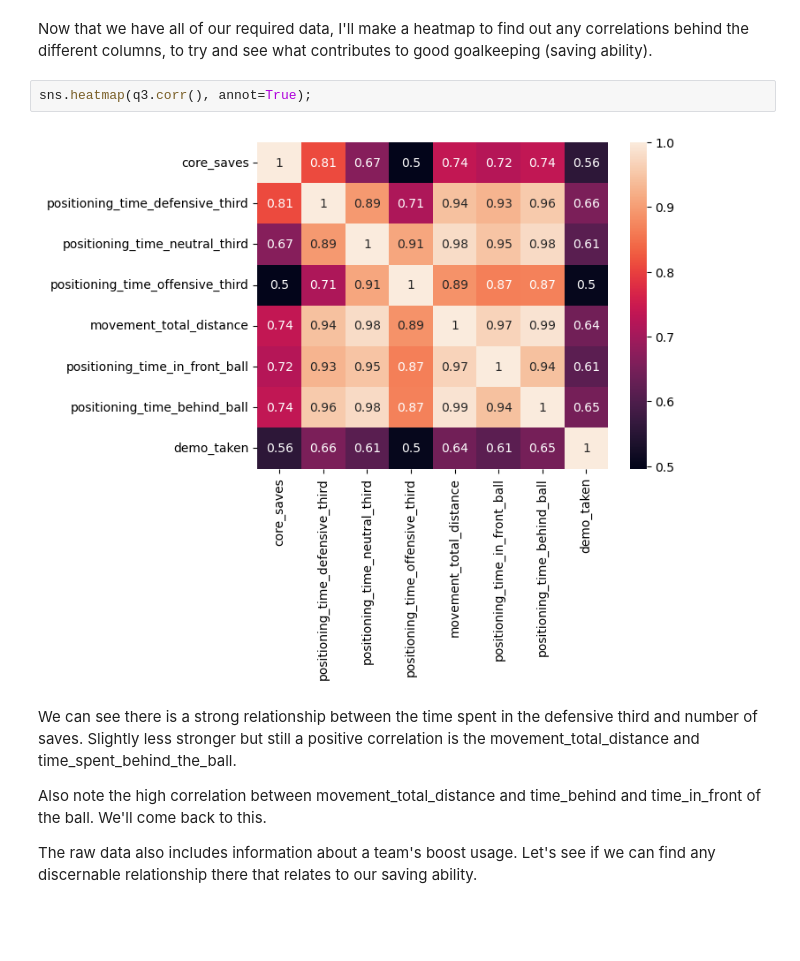
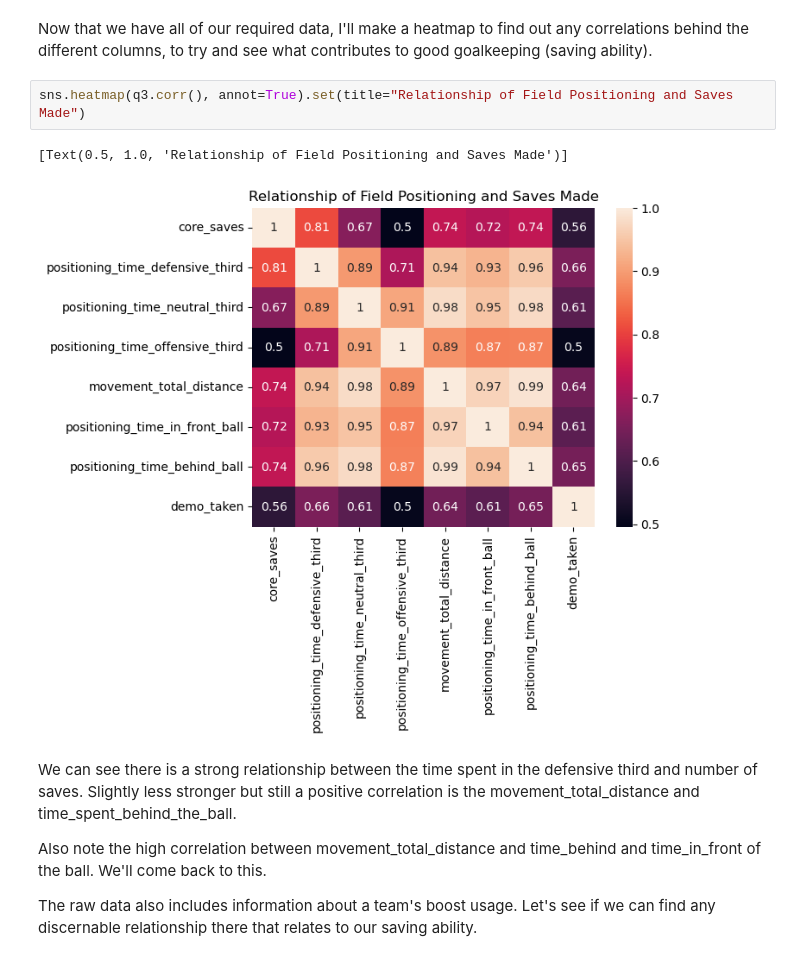
Before and after one commit to ahmadsm1/Rocket-League-Winning-Strategies, a Jupyter notebook: notebooks/analysis1.ipynb, the cells around one changed output. Cells and saved outputs as stored; diff of their text form; blank space fills up the shorter version.

```diff
--- a/notebooks/analysis1.ipynb
+++ b/notebooks/analysis1.ipynb
@@ -192,9 +191,10 @@ q3 = q3.drop(columns=['winner'])
 # %% [markdown]
 Now that we have all of our required data, I'll make a heatmap to find out any correlations behind the different columns, to try and see what contributes to good goalkeeping (saving ability).
 # %%
-sns.heatmap(q3.corr(), annot=True);
+sns.heatmap(q3.corr(), annot=True).set(title="Relationship of Field Positioning and Saves Made")
 # %% [output]
+[Text(0.5, 1.0, 'Relationship of Field Positioning and Saves Made')]
-[figure, old version]
+[figure, new version]
 # %% [markdown]
 We can see there is a strong relationship between the time spent in the defensive third and number of saves. Slightly less stronger but still a positive correlation is the movement_total_distance and time_spent_behind_the_ball.
 
```
Also changed, not shown: parts of 6 cells of this notebook, 1 other file.
